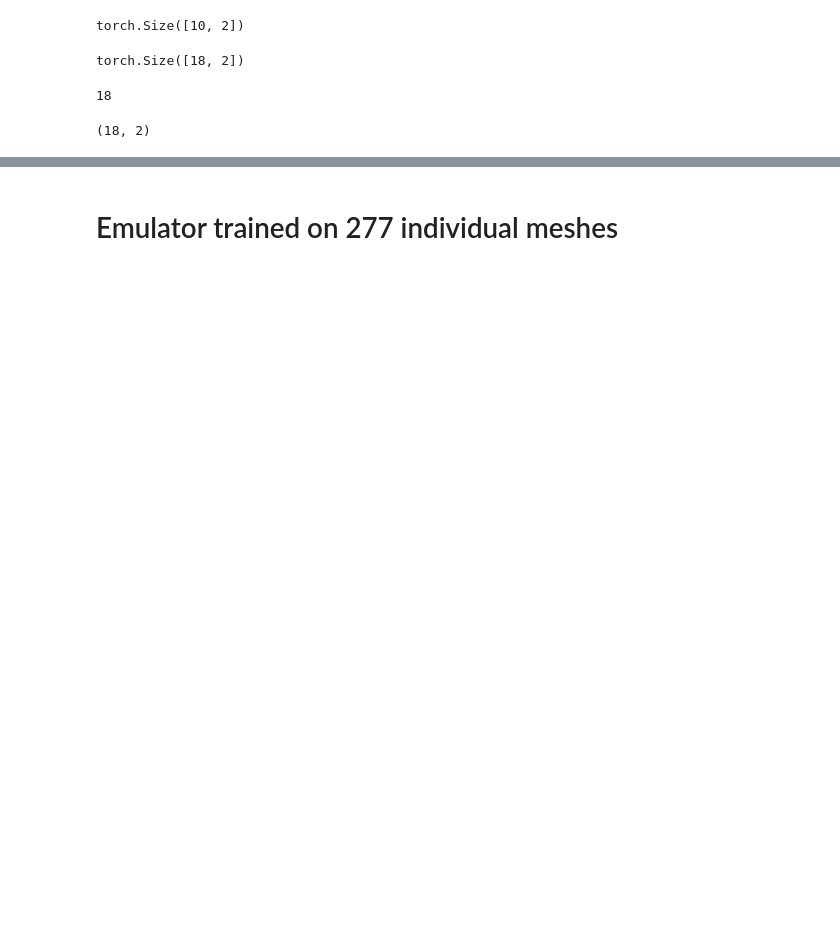
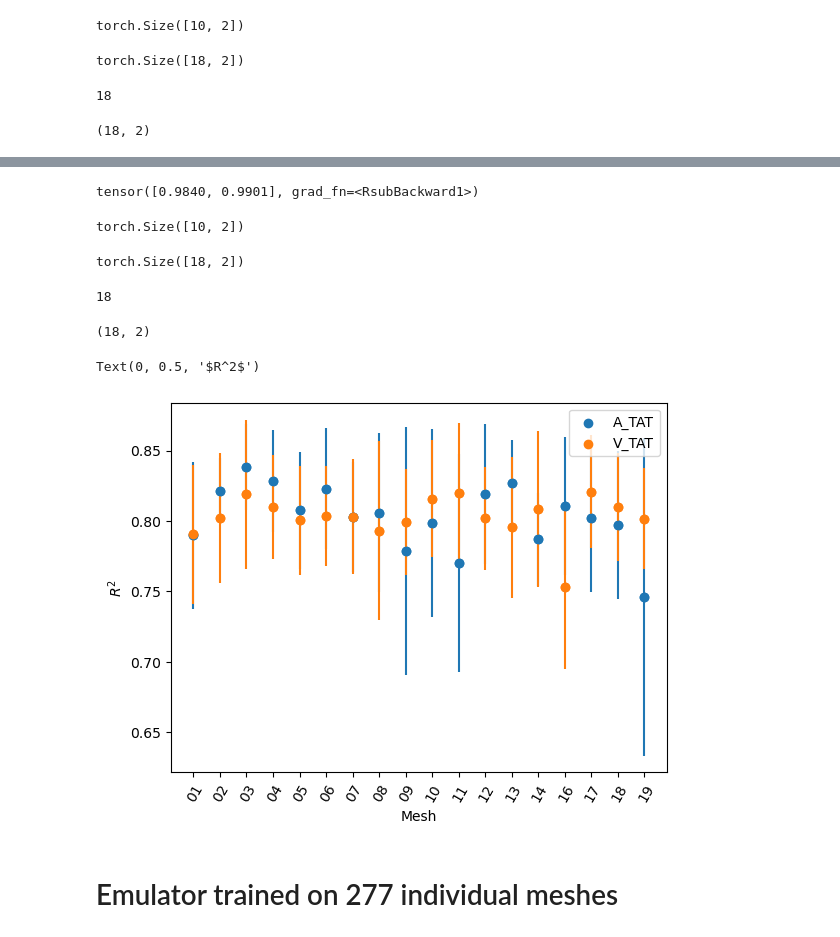
Before and after one commit to cwlanyon/GPyEm, a Jupyter notebook: Figures for Cohort Emulation Paper.ipynb, the cells around one changed output, grey strips where cells are left out. Drawn from its saved outputs; the diff is of its cells as text; code cells hidden in the pictures; blank space fills up the shorter version.

```diff
--- a/Figures for Cohort Emulation Paper.ipynb
+++ b/Figures for Cohort Emulation Paper.ipynb
@@ -187,0 +190,18 @@ Text(0, 0.5, '$R^2$')
+# %%
+reps = 10
+
+R2 = torch.zeros(len(meshes),reps,2)
+
+for i in range(len(meshes)):
+    for j in range(reps):
+        X=all_x[i]
+        y=all_output[i]
+        X_train, X_test, y_train, y_test = train_test_split(
+            X.float(),
+            y.float(),
+            test_size=0.2,
+            random_state=j
+        )
+        emulator=GPE.ensemble(X_train,y_train,mean_func="linear",training_iter=1000)
+        meanR, stdR = emulator.R2_sample(X_test,y_test,n=1000)
+        R2[i,j,:]=meanR
@@ -188,3 +228,43 @@ Text(0, 0.5, '$R^2$')
+# %%
+emulator.R2(X_test,y_test)
+# %% [output]
+tensor([0.9840, 0.9901], grad_fn=<RsubBackward1>)
+# %%
+R2[0].shape
+# %% [output]
+torch.Size([10, 2])
+# %%
+R2.mean(axis=1).shape
+# %% [output]
+torch.Size([18, 2])
+# %%
+len(meshes)
+# %% [output]
+18
+# %%
+R2.mean(axis=1).detach().numpy().shape
+# %% [output]
+(18, 2)
+# %%
+fig, ax = plt.subplots()
+
+
+ax.scatter(meshes,R2.mean(axis=1)[:,0].detach().numpy())
+plt.errorbar(meshes,R2.mean(axis=1)[:,0].detach().numpy(),fmt='o',yerr=R2.std(axis=1)[:,0].detach().numpy())
+plt.setp(ax.get_xticklabels(), rotation=60, ha="right",
+         rotation_mode="anchor");
+
+ax.scatter(meshes,R2.mean(axis=1)[:,1].detach().numpy())
+plt.errorbar(meshes,R2.mean(axis=1)[:,1].detach().numpy(),fmt='o',yerr=R2.std(axis=1)[:,1].detach().numpy())
+plt.setp(ax.get_xticklabels(), rotation=60, ha="right",
+         rotation_mode="anchor");
+
+plt.legend(('A_TAT','V_TAT'))
+plt.xlabel('Mesh')
+plt.ylabel('$R^2$')
+# %% [output]
+Text(0, 0.5, '$R^2$')
+[figure, added]
 # %% [markdown]
 # Emulator trained on 277 individual meshes
 # %%
```
Also changed, not shown: parts of 53 cells of this notebook, 36 other files.
